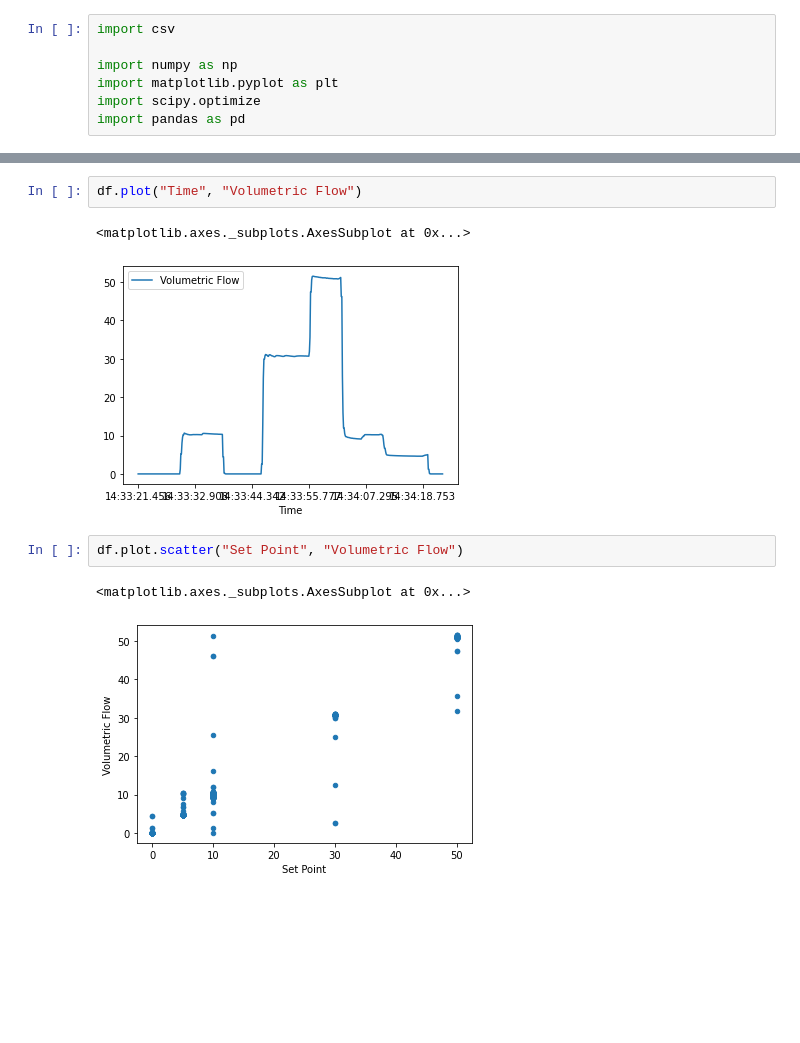
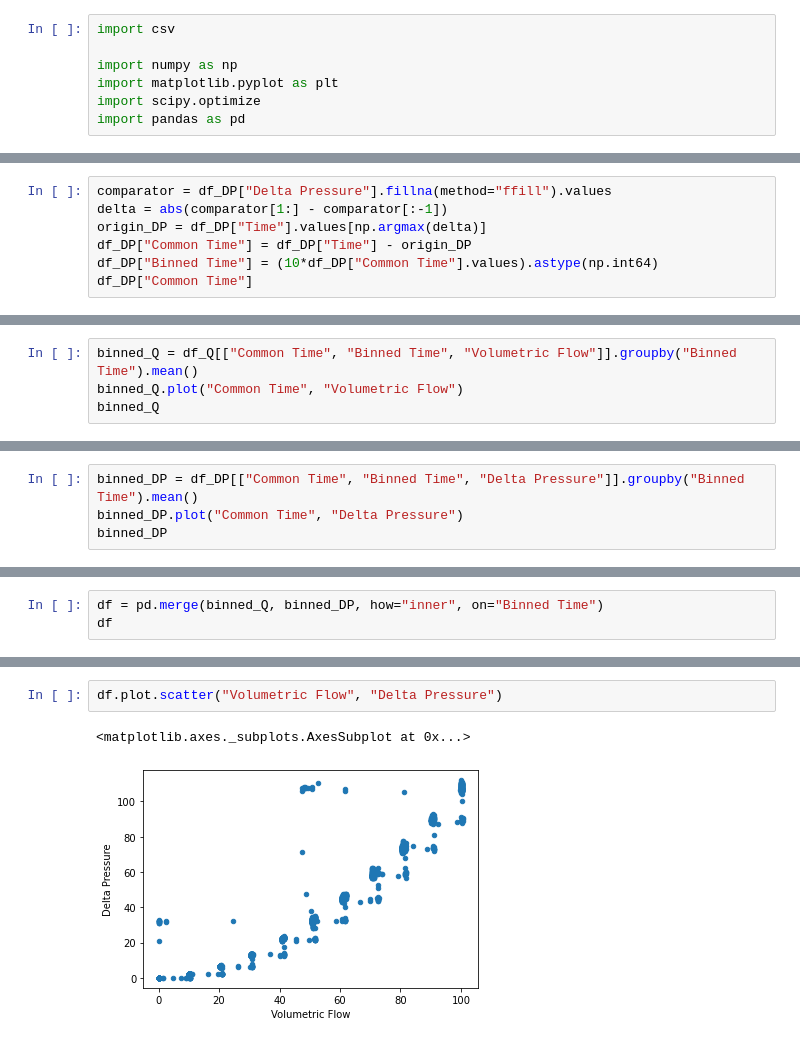
Before and after one commit to Princeton-Penn-Vents/princeton-penn-flowmeter, a Jupyter notebook: analysis/calibration-3.ipynb, the cells around one changed output, grey strips where cells are left out. Cells and saved outputs as stored; diff of their text form; blank space fills up the shorter version.

```diff
--- a/analysis/calibration-3.ipynb
+++ b/analysis/calibration-3.ipynb
@@ -24,0 +84,7 @@ df
+# %%
+comparator = df_DP["Delta Pressure"].fillna(method="ffill").values
+delta = abs(comparator[1:] - comparator[:-1])
+origin_DP = df_DP["Time"].values[np.argmax(delta)]
+df_DP["Common Time"] = df_DP["Time"] - origin_DP
+df_DP["Binned Time"] = (10*df_DP["Common Time"].values).astype(np.int64)
+df_DP["Common Time"]
@@ -24,0 +116,4 @@ df
+# %%
+binned_Q = df_Q[["Common Time", "Binned Time", "Volumetric Flow"]].groupby("Binned Time").mean()
+binned_Q.plot("Common Time", "Volumetric Flow")
+binned_Q
@@ -24,0 +136,4 @@ df
+# %%
+binned_DP = df_DP[["Common Time", "Binned Time", "Delta Pressure"]].groupby("Binned Time").mean()
+binned_DP.plot("Common Time", "Delta Pressure")
+binned_DP
@@ -24,0 +156,3 @@ df
+# %%
+df = pd.merge(binned_Q, binned_DP, how="inner", on="Binned Time")
+df
@@ -25,10 +179,5 @@ df
 # %%
-df.plot("Time", "Volumetric Flow")
+df.plot.scatter("Volumetric Flow", "Delta Pressure")
 # %% [output]
 <matplotlib.axes._subplots.AxesSubplot at 0x...>
-[figure, old version]
+[figure, new version]
-# %%
-df.plot.scatter("Set Point", "Volumetric Flow")
-# %% [output]
-<matplotlib.axes._subplots.AxesSubplot at 0x...>
-[figure, removed]
```
Also changed, not shown: parts of 12 cells of this notebook, 2 other files.
